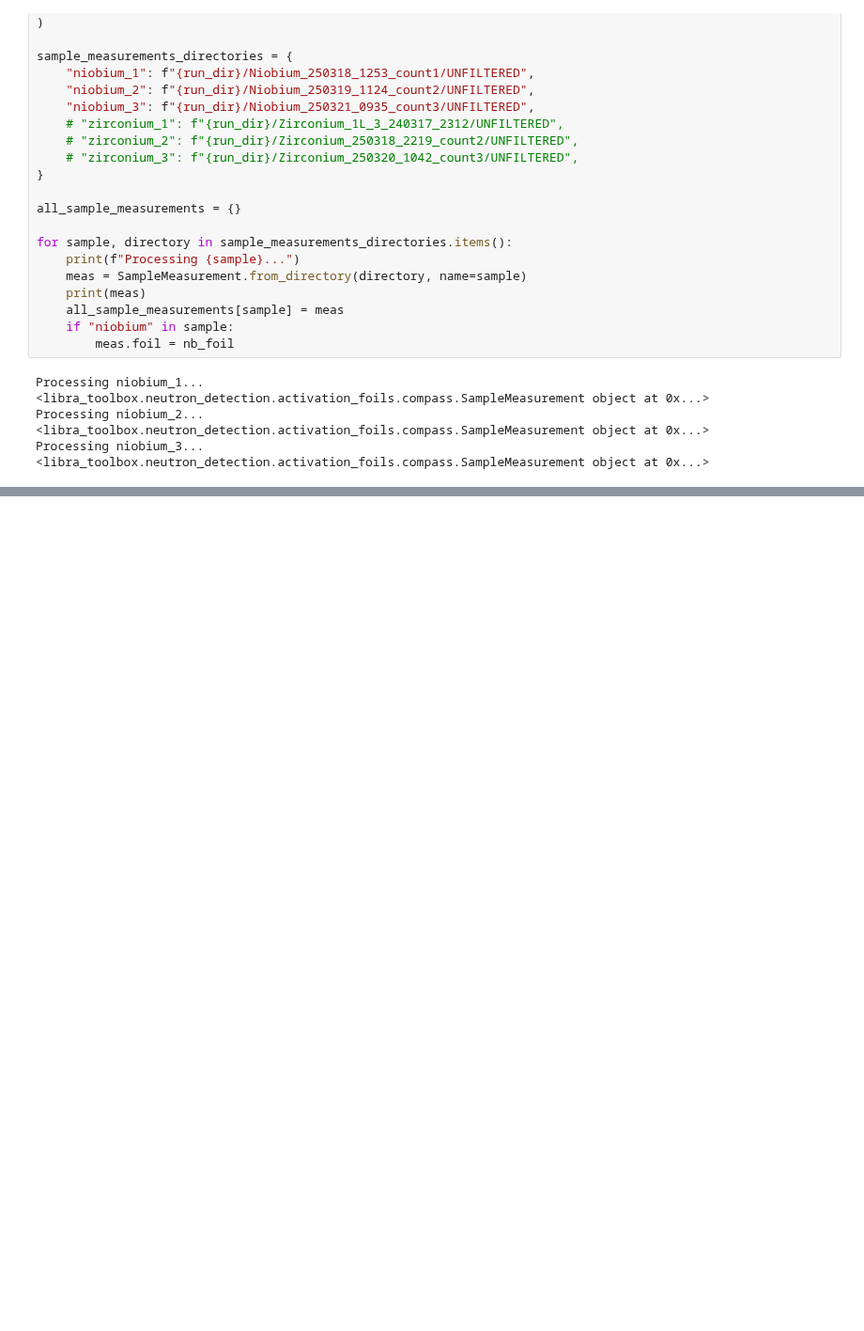
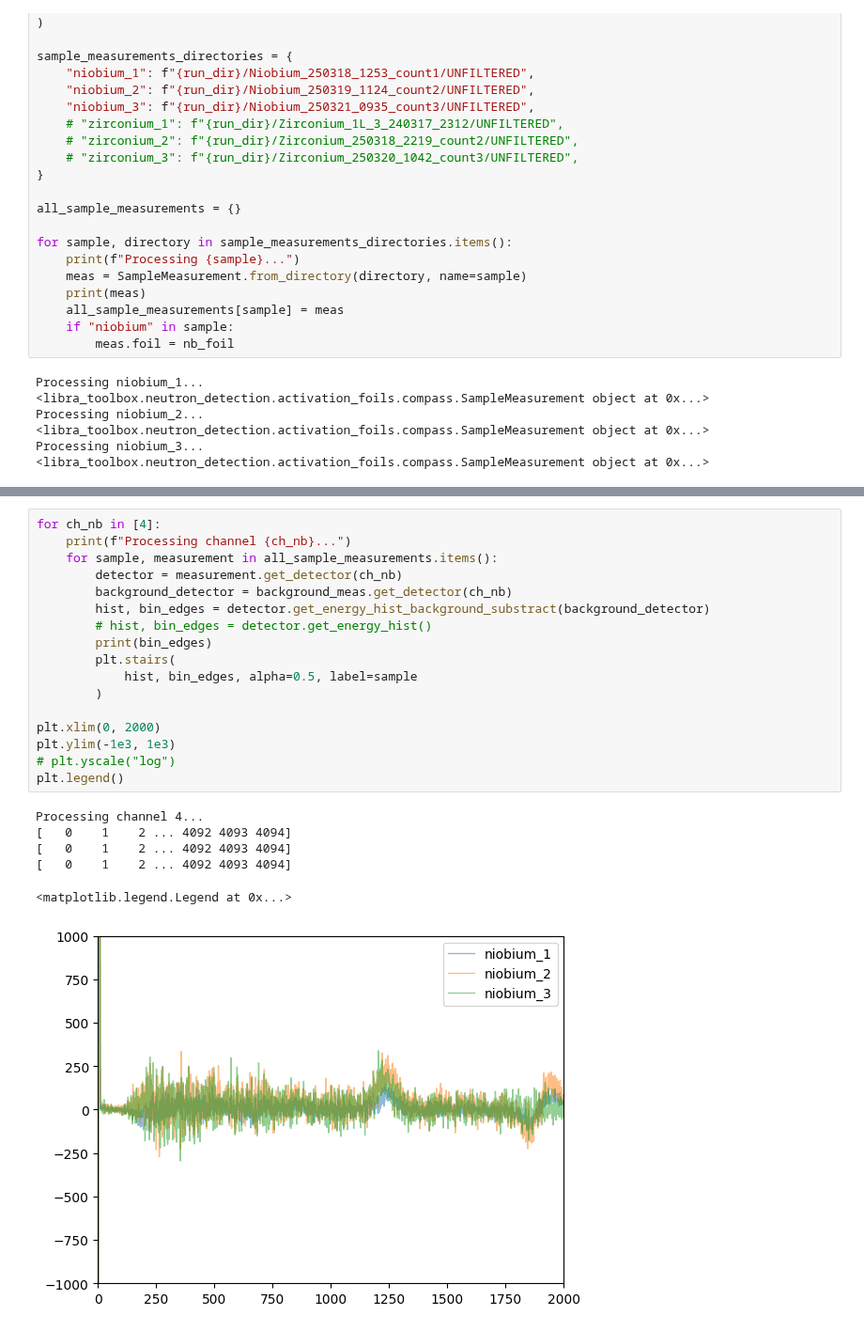
Before and after one commit to cdunn314/libra-toolbox, a Jupyter notebook: example.ipynb, the cells around one changed output, grey strips where cells are left out. Shown at 94% size. Saved outputs shown, nothing was run; the diff lists cells and outputs as text; blank space fills up the shorter version.

```diff
--- a/example.ipynb
+++ b/example.ipynb
@@ -607,0 +624,24 @@ niobium_3: [5.29043868e+31] neutrons/s
+# %%
+for ch_nb in [4]:
+    print(f"Processing channel {ch_nb}...")
+    for sample, measurement in all_sample_measurements.items():
+        detector = measurement.get_detector(ch_nb)
+        background_detector = background_meas.get_detector(ch_nb)
+        hist, bin_edges = detector.get_energy_hist_background_substract(background_detector)
+        # hist, bin_edges = detector.get_energy_hist()
+        print(bin_edges)
+        plt.stairs(
+            hist, bin_edges, alpha=0.5, label=sample
+        )
+
+plt.xlim(0, 2000)
+plt.ylim(-1e3, 1e3)
+# plt.yscale("log")
+plt.legend()
+# %% [output]
+Processing channel 4...
+[   0    1    2 ... 4092 4093 4094]
+[   0    1    2 ... 4092 4093 4094]
+[   0    1    2 ... 4092 4093 4094]
+<matplotlib.legend.Legend at 0x...>
+[figure, added]
```
Also changed, not shown: parts of 1 cell of this notebook, 2 other files.
